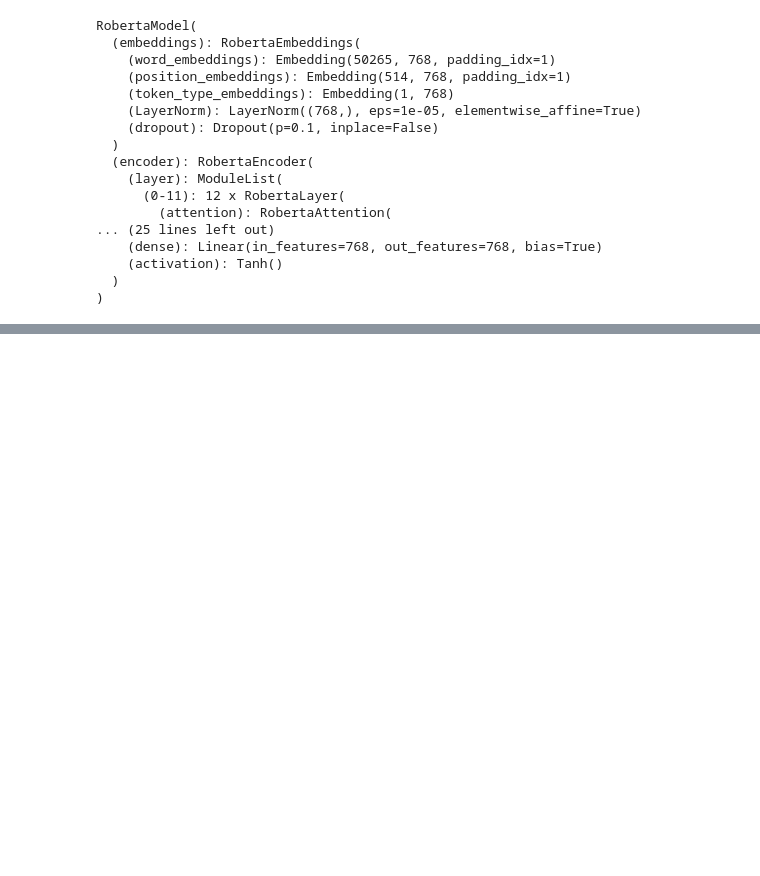
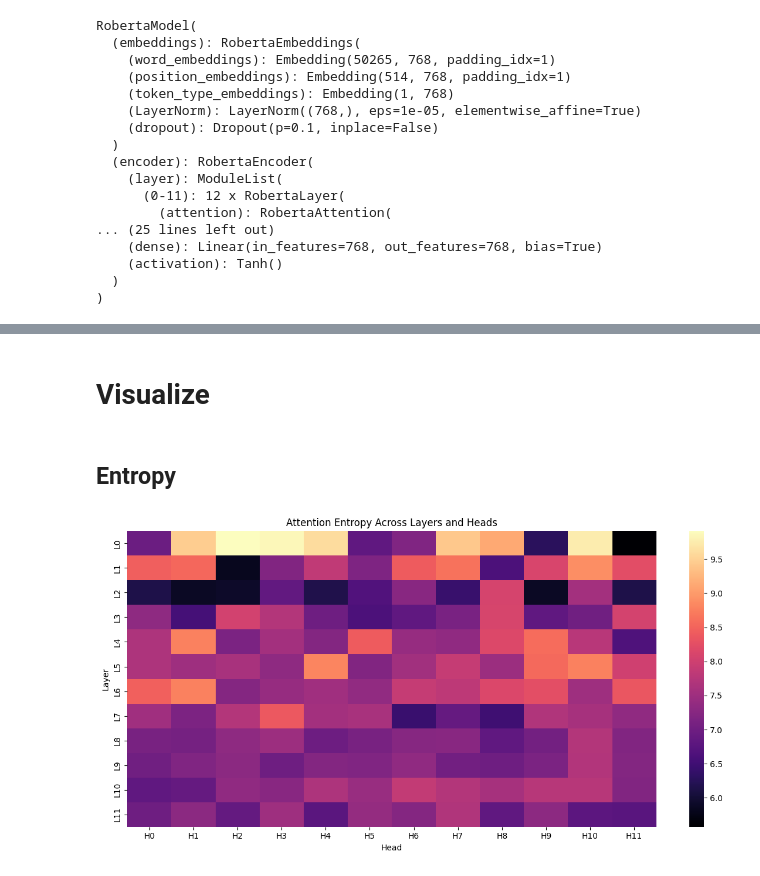
Before and after one commit to uttamkn/codebert-heads, a Jupyter notebook: crossbert.ipynb, the cells around one changed output, grey strips where cells are left out. Cells and saved outputs as stored; diff of their text form; code cells hidden in the pictures; blank space fills up the shorter version.

```diff
--- a/crossbert.ipynb
+++ b/crossbert.ipynb
@@ -100,0 +206,50 @@ for i in range(12):
+# %%
+import numpy as np
+
+attention_data = outputs.attentions
+num_layers = len(attention_data)
+num_heads = attention_data[0].shape[1]  # shape: [batch_size, num_heads, seq_len, seq_len]
+
+entropy_matrix = np.zeros((num_layers, num_heads))
+sparsity_matrix = np.zeros((num_layers, num_heads))
+q2c_matrix = np.zeros((num_layers, num_heads))
+c2q_matrix = np.zeros((num_layers, num_heads))
+c2c_matrix = np.zeros((num_layers, num_heads))
+q2q_matrix = np.zeros((num_layers, num_heads))
+
+for i in range(num_layers):
+    for k in range(num_heads):
+        entropy_vals, sparsity_vals, q2c_vals, c2q_vals, c2c_vals, q2q_vals = [], [], [], [], [], []
+        for j in range(attention_data[0].shape[0]):  # batch_size
+            head_data = res[f"layer_{i}"][f"batch_{j}"][f"head_{k}"]
+            entropy_vals.append(head_data["entropy"])
+            sparsity_vals.append(head_data["sparsity"])
+            q2c_vals.append(head_data["cross_model_attn"]["query_to_code"])
+            c2q_vals.append(head_data["cross_model_attn"]["code_to_query"])
+            c2c_vals.append(head_data["cross_model_attn"]["code_to_code"])
+            q2q_vals.append(head_data["cross_model_attn"]["query_to_query"])
+
+        entropy_matrix[i, k] = np.mean(entropy_vals)
+        sparsity_matrix[i, k] = np.mean(sparsity_vals)
+        q2c_matrix[i, k] = np.mean(q2c_vals)
+        c2q_matrix[i, k] = np.mean(c2q_vals)
+        c2c_matrix[i, k] = np.mean(c2c_vals)
+        q2q_matrix[i, k] = np.mean(q2q_vals)
+# %% [markdown]
+# Visualize
+# %% [markdown]
+## Entropy
+# %%
+import seaborn as sns
+import matplotlib.pyplot as plt
+
+plt.figure(figsize=(12, 6))
+sns.heatmap(entropy_matrix, annot=False, cmap="magma", xticklabels=[f"H{i}" for i in range(num_heads)],
+            yticklabels=[f"L{i}" for i in range(num_layers)])
+plt.title("Attention Entropy Across Layers and Heads")
+plt.xlabel("Head")
+plt.ylabel("Layer")
+plt.tight_layout()
+plt.show()
+# %% [output]
+[figure, added]
```
Also changed, not shown: parts of 22 cells of this notebook, 14 other files.
